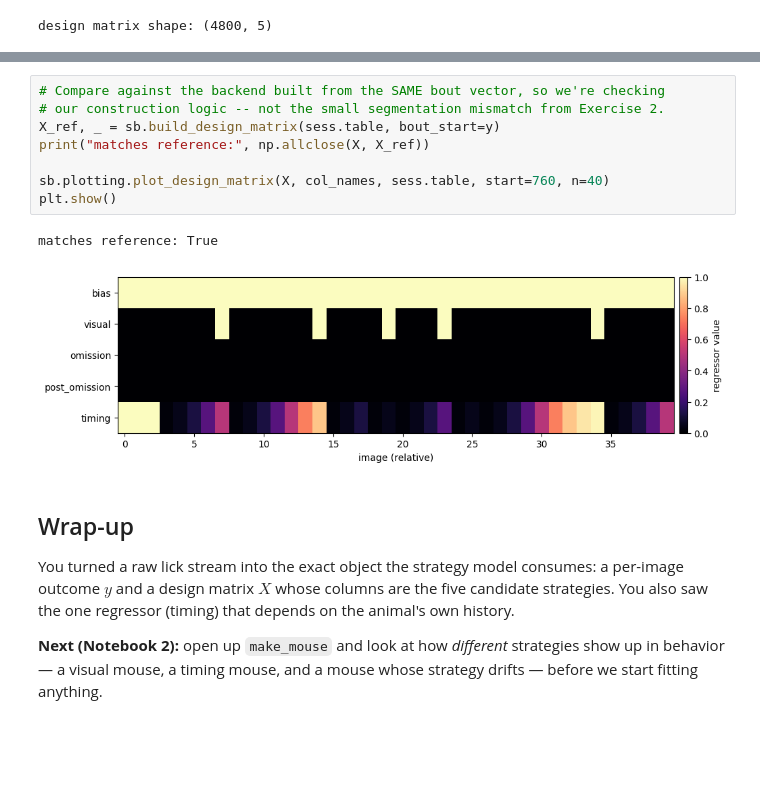
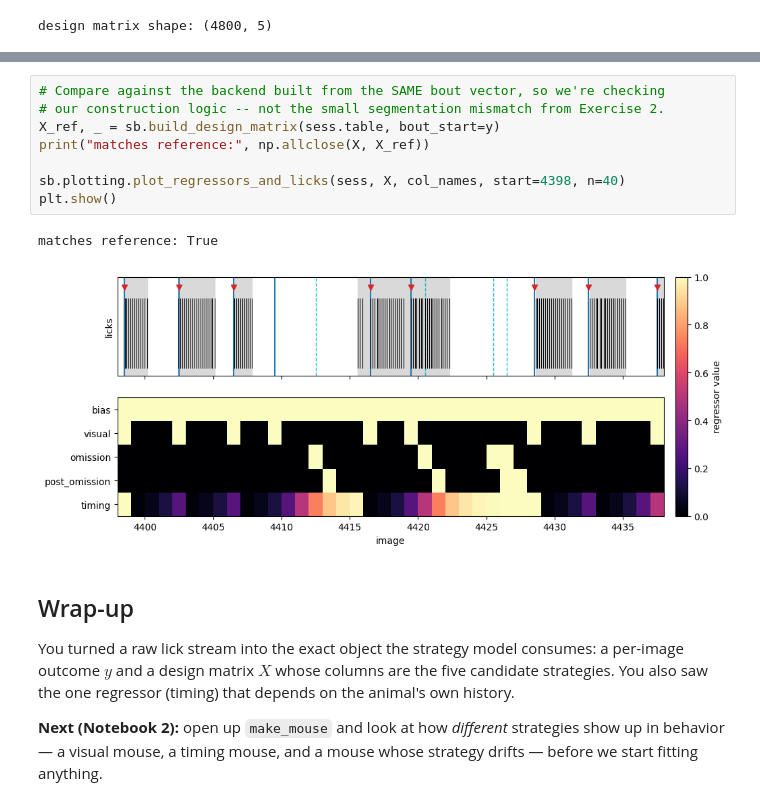
Before and after one commit to stootoon/swc-en-2026, a Jupyter notebook: behaviour/notebooks/01_task_and_design_matrix_solutions.ipynb, the cells around one changed output, grey strips where cells are left out. Cells and saved outputs as stored; diff of their text form; blank space fills up the shorter version.

```diff
--- a/behaviour/notebooks/01_task_and_design_matrix_solutions.ipynb
+++ b/behaviour/notebooks/01_task_and_design_matrix_solutions.ipynb
@@ -212,14 +230,14 @@ Figure 1C: each strategy's expected contribution across a run of images.
 # %%
 # Compare against the backend built from the SAME bout vector, so we're checking
 # our construction logic -- not the small segmentation mismatch from Exercise 2.
 X_ref, _ = sb.build_design_matrix(sess.table, bout_start=y)
 print("matches reference:", np.allclose(X, X_ref))
 
-sb.plotting.plot_design_matrix(X, col_names, sess.table, start=760, n=40)
+sb.plotting.plot_regressors_and_licks(sess, X, col_names, start=4398, n=40)
 plt.show()
 # %% [output]
 matches reference: True
-[figure, old version]
+[figure, new version]
 # %% [markdown]
 ## Wrap-up
 
```
Also changed, not shown: parts of 3 cells of this notebook, 5 other files.
